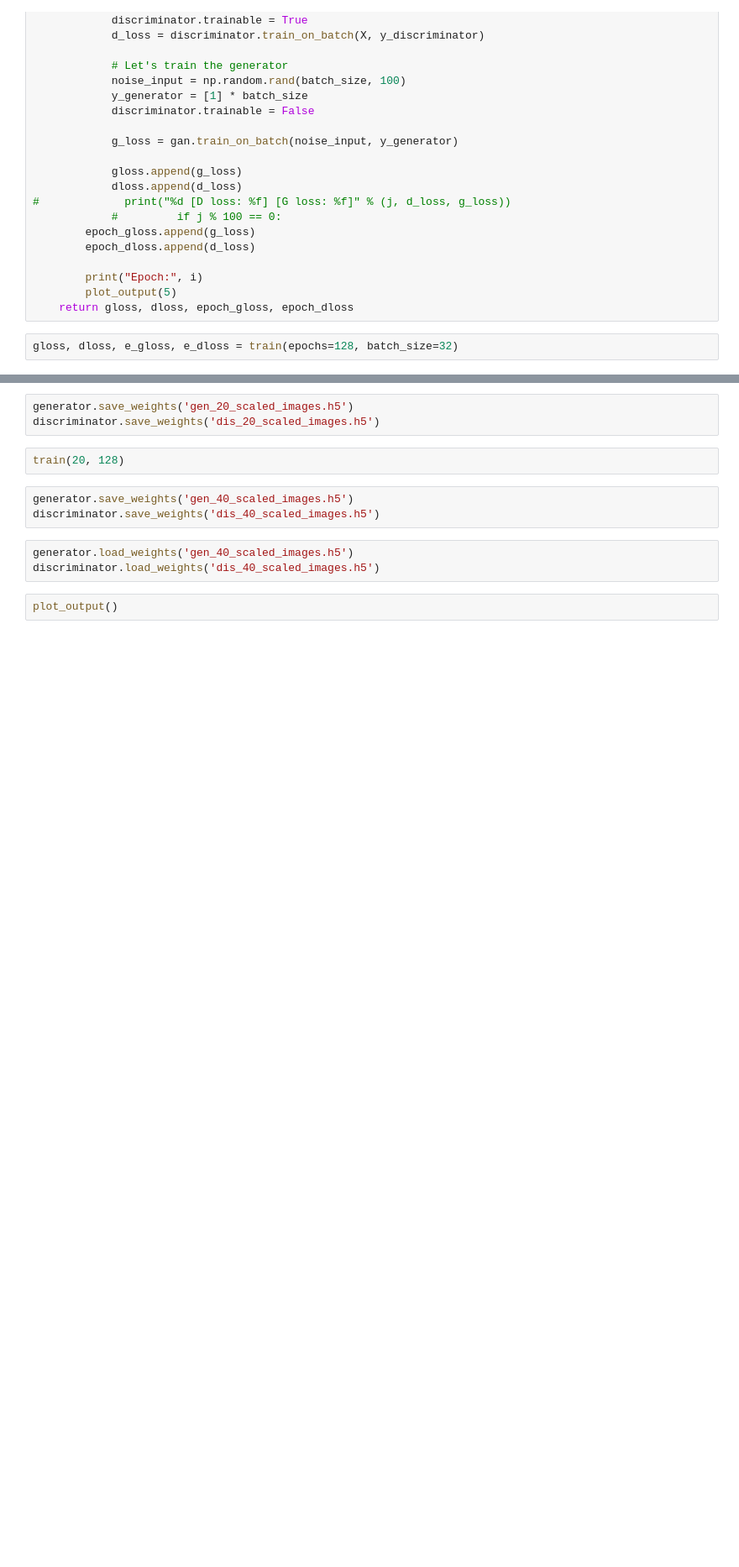
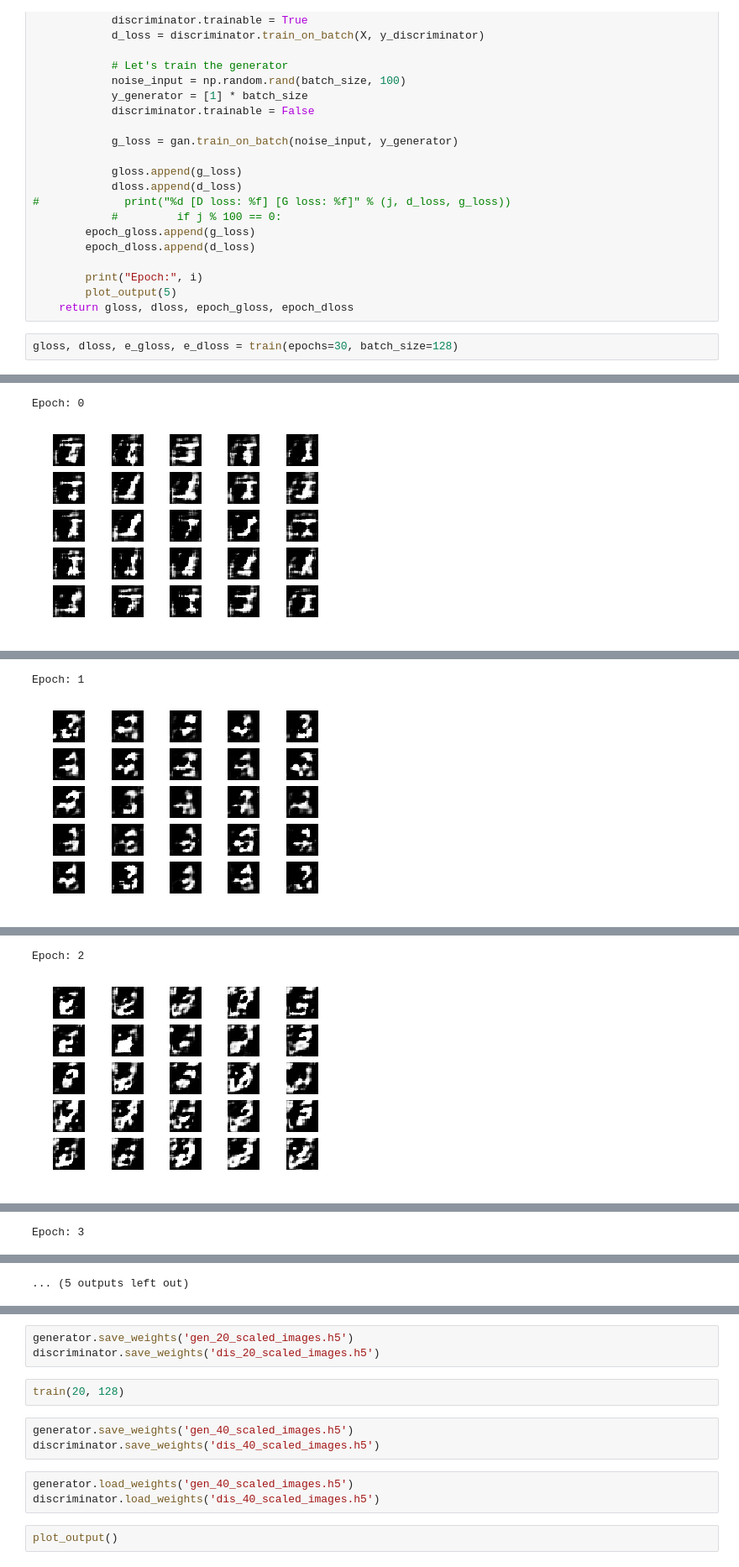
Before and after one commit to puraminy/mini_proj3, a Jupyter notebook: Main_DCGAN.ipynb, the cells around one changed output, grey strips where cells are left out. Shown at 84% size. Saved outputs shown, nothing was run; the diff lists cells and outputs as text; blank space fills up the shorter version.

```diff
--- a/Main_DCGAN.ipynb
+++ b/Main_DCGAN.ipynb
@@ -287,5 +272,5 @@ def train(epochs=10, batch_size=128):
         plot_output(5)
     return gloss, dloss, epoch_gloss, epoch_dloss
 # %%
-gloss, dloss, e_gloss, e_dloss = train(epochs=128, batch_size=32)
+gloss, dloss, e_gloss, e_dloss = train(epochs=30, batch_size=128)
 # %% [output]
@@ -292,0 +278,2 @@ gloss, dloss, e_gloss, e_dloss = train(epochs=128, batch_size=32)
+Epoch: 0
+[figure, added]
@@ -292,0 +281,2 @@ gloss, dloss, e_gloss, e_dloss = train(epochs=128, batch_size=32)
+Epoch: 1
+[figure, added]
@@ -292,0 +284,2 @@ gloss, dloss, e_gloss, e_dloss = train(epochs=128, batch_size=32)
+Epoch: 2
+[figure, added]
@@ -292,0 +287 @@ gloss, dloss, e_gloss, e_dloss = train(epochs=128, batch_size=32)
+Epoch: 3
@@ -292,0 +289 @@ gloss, dloss, e_gloss, e_dloss = train(epochs=128, batch_size=32)
+... (5 outputs left out)
```
Also changed, not shown: parts of 17 cells of this notebook.
